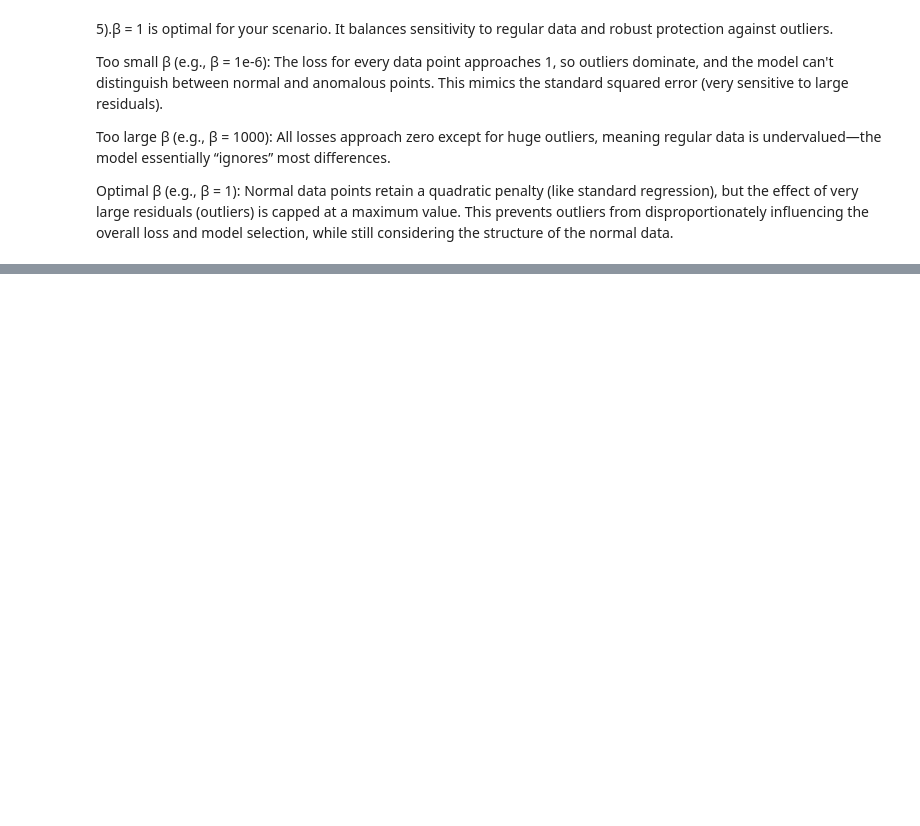
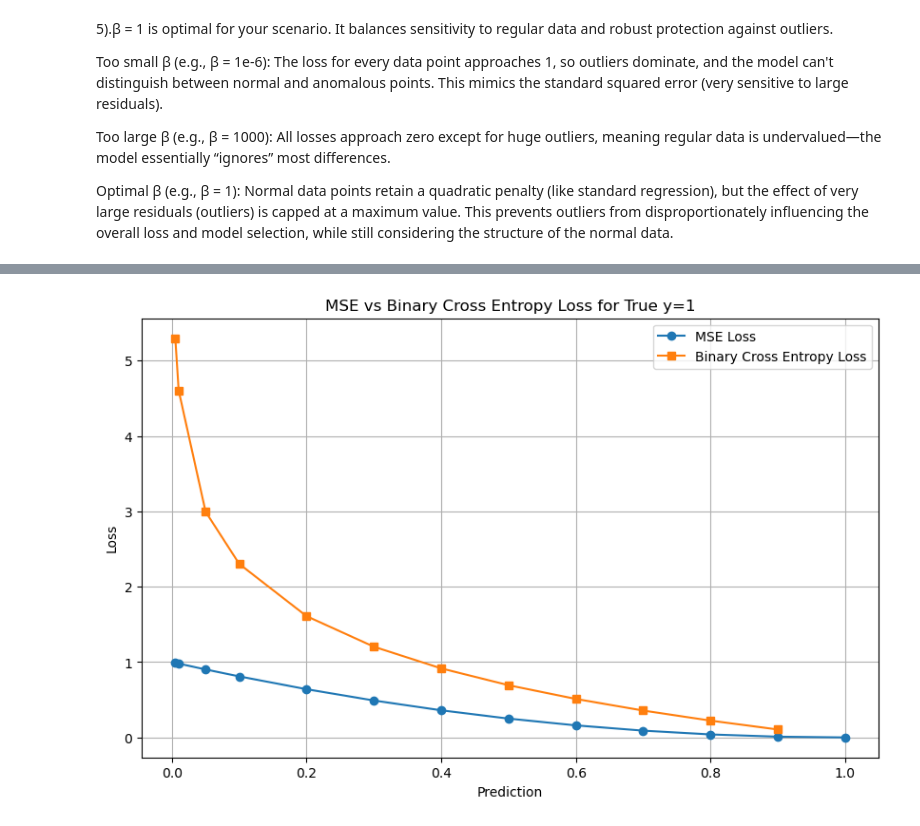
Before and after one commit to Demitha-Manawadu/Pattern-_Recognition-1, a Jupyter notebook: Untitled-1.ipynb, the cells around one changed output, grey strips where cells are left out. Cells and saved outputs as stored; diff of their text form; code cells hidden in the pictures; blank space fills up the shorter version.

```diff
--- a/Untitled-1.ipynb
+++ b/Untitled-1.ipynb
@@ -92,0 +147,3 @@ Optimal β (e.g., β = 1): Normal data points retain a quadratic penalty (like s
+# %%
+predictions =[0.005, 0.01, 0.05, 0.1, 0.2, 0.3, 0.4, 0.5, 0.6, 0.7, 0.8, 0.9, 1.0]
+y_true =1
@@ -92,0 +152,8 @@ Optimal β (e.g., β = 1): Normal data points retain a quadratic penalty (like s
+# %%
+def mse_loss(y_true, y_pred):
+    return np.mean((y_true - y_pred) ** 2)
+def bce_loss(y_true, y_pred):
+    return -np.mean(y_true * np.log(y_pred) + (1 - y_true) * np.log(1 - y_pred))
+# %%
+mse_losses =[mse_loss(y_true, pred) for pred in predictions]
+bce_losses = [bce_loss(y_true, pred) for pred in predictions]
@@ -92,0 +187,13 @@ Optimal β (e.g., β = 1): Normal data points retain a quadratic penalty (like s
+# %%
+# Plot the loss functions
+plt.figure(figsize=(10,6))
+plt.plot(predictions, mse_losses, label='MSE Loss', marker='o')
+plt.plot(predictions, bce_losses, label='Binary Cross Entropy Loss', marker='s')
+plt.xlabel('Prediction')
+plt.ylabel('Loss')
+plt.title('MSE vs Binary Cross Entropy Loss for True y=1')
+plt.legend()
+plt.grid(True)
+plt.show()
+# %% [output]
+[figure, added]
```
Also changed, not shown: parts of 22 cells of this notebook.
